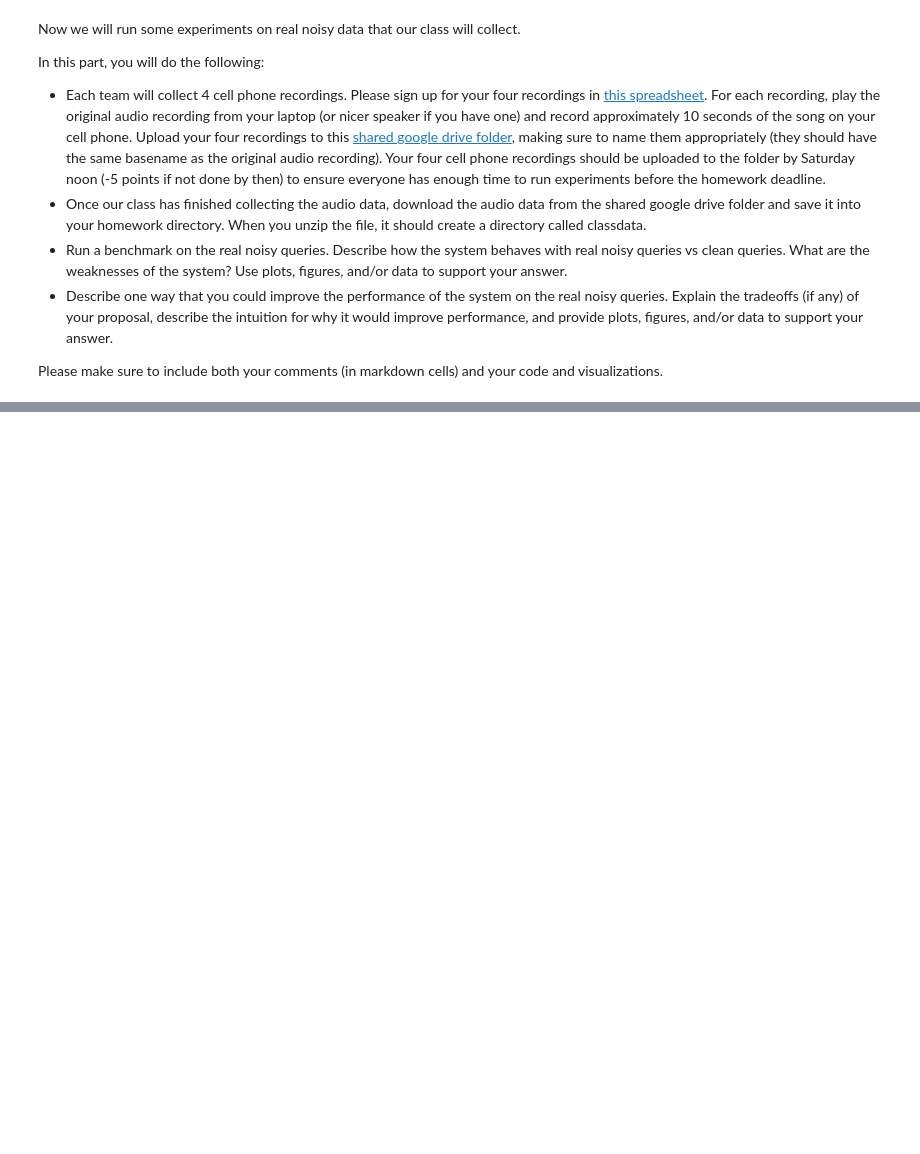
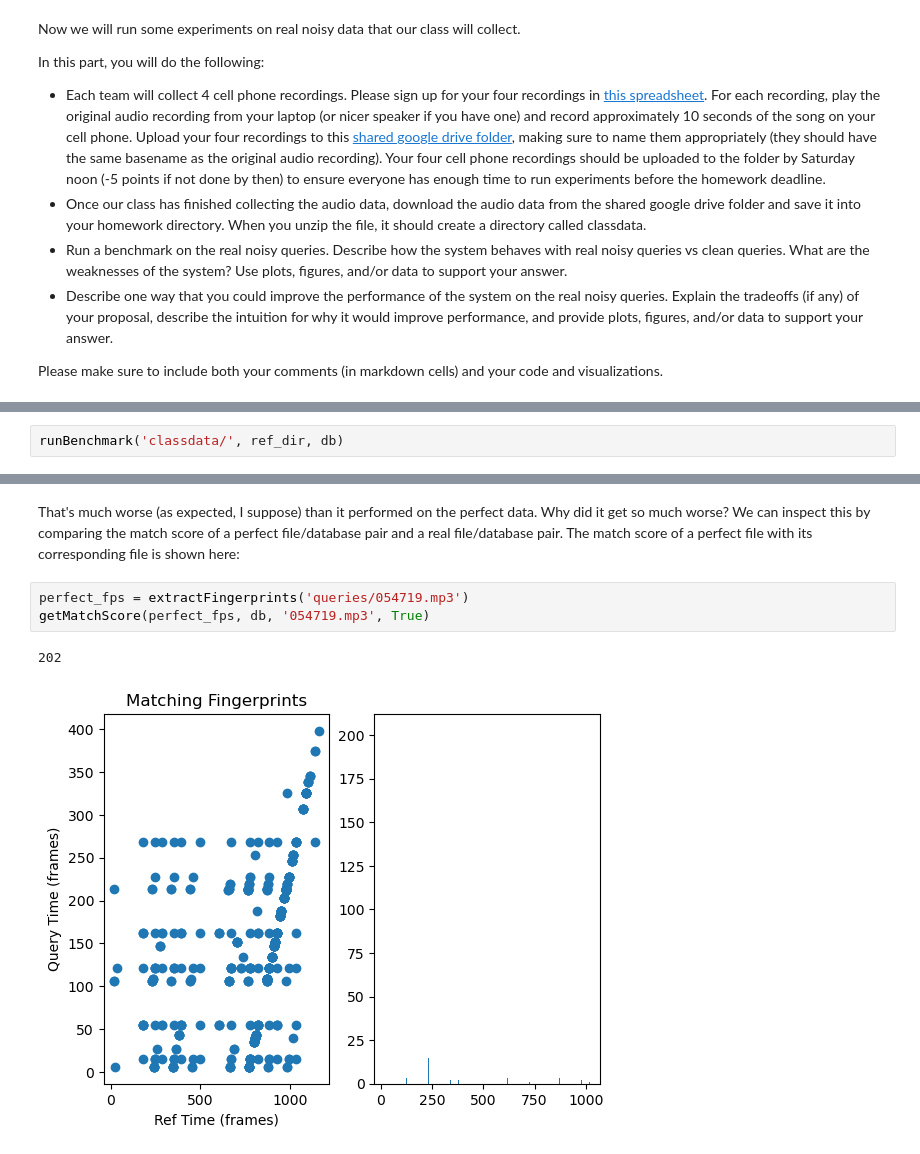
Before and after one commit to rafael-burger/E207HW3, a Jupyter notebook: hw3RafaelDan.ipynb, the cells around one changed output, grey strips where cells are left out. Saved outputs shown, nothing was run; the diff lists cells and outputs as text; blank space fills up the shorter version.

```diff
--- a/hw3RafaelDan.ipynb
+++ b/hw3RafaelDan.ipynb
@@ -719,0 +722,2 @@ Please make sure to include both your comments (in markdown cells) and your code
+# %%
+runBenchmark('classdata/', ref_dir, db)
@@ -719,0 +742,8 @@ Please make sure to include both your comments (in markdown cells) and your code
+# %% [markdown]
+That's much worse (as expected, I suppose) than it performed on the perfect data. Why did it get so much worse? We can inspect this by comparing the match score of a perfect file/database pair and a real file/database pair. The match score of a perfect file with its corresponding file is shown here:
+# %%
+perfect_fps = extractFingerprints('queries/054719.mp3')
+getMatchScore(perfect_fps, db, '054719.mp3', True)
+# %% [output]
+202
+[figure, added]
```
Also changed, not shown: parts of 11 cells of this notebook.
